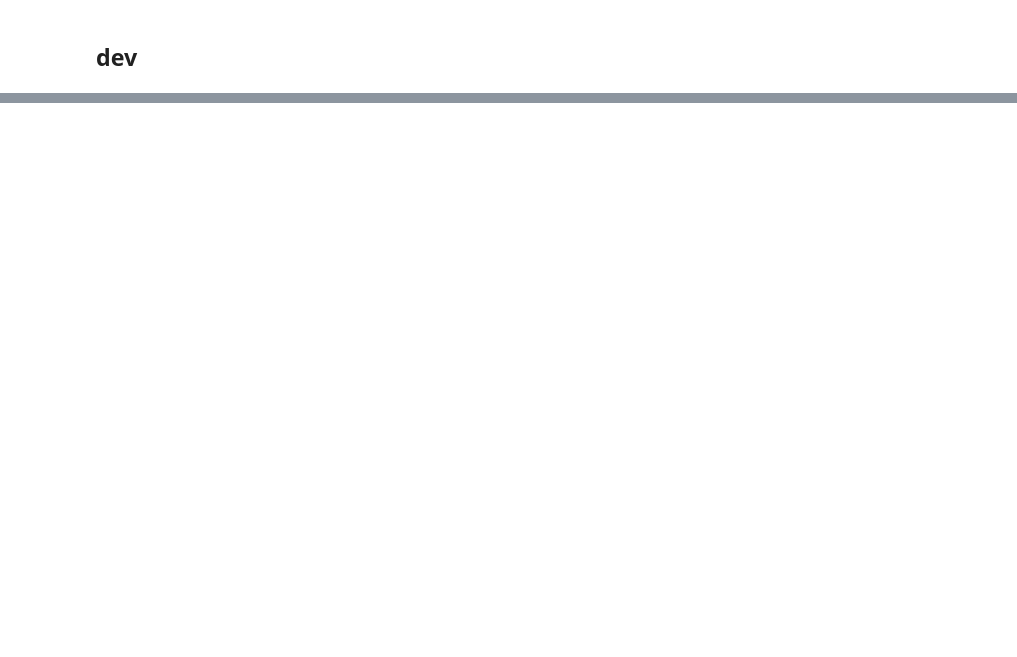
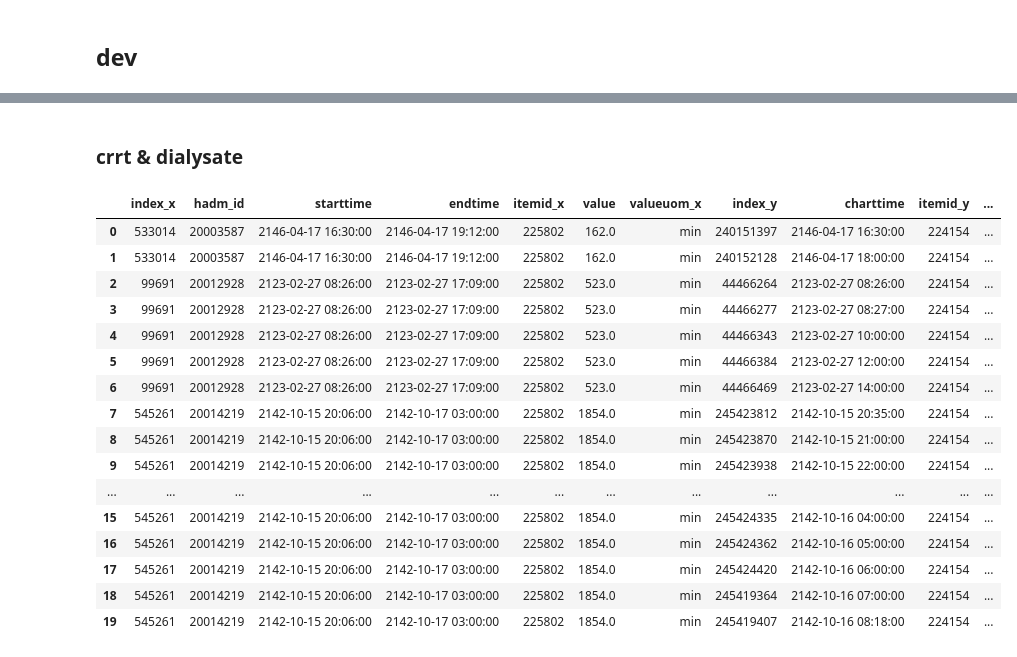
Before and after one commit to oldsandiaz/mimicclif, a Jupyter notebook: code/mimic-to-clif.ipynb, the cells around one changed output, grey strips where cells are left out. Drawn from its saved outputs; the diff is of its cells as text; code cells hidden in the pictures; blank space fills up the shorter version.

```diff
--- a/code/mimic-to-clif.ipynb
+++ b/code/mimic-to-clif.ipynb
@@ -1333,0 +1353,7 @@ item_id_to_label(227523)
+# %%
+crrt_events = item_id_to_events_df(225802)
+crrt_events["starttime"] = pd.to_datetime(crrt_events["starttime"])
+crrt_events["endtime"] = pd.to_datetime(crrt_events["endtime"])
+
+crrt_events = crrt_events.sort_values(["hadm_id", "starttime"]).reset_index()
+crrt_events
@@ -1410,4 +1498,0 @@ item label: Dialysate Fluid; value instances: {}
-# %%
-crrt_events = item_id_to_events_df(225802)
-crrt_events.sort_values("stay_id", inplace=True)
-crrt_events
@@ -1433,3 +1498,0 @@ See the caveats in the documentation: https://pandas.pydata.org/pandas-docs/stab
-# %%
-dr_events = item_id_to_events_df(224154).sort_values("stay_id")
-dr_events
@@ -1523,0 +1571,28 @@ searching for the linksto of item 227536
+# %% [markdown]
+### crrt & dialysate
+# %%
+# joining the full sample
+crrt_dr_matched = pd.merge(
+    crrt_events[['index', 'hadm_id', 'starttime', 'endtime', 'itemid', 'value', 'valueuom']],
+    dr_events[['index', 'hadm_id', 'charttime', 'itemid', 'valuenum', 'valueuom']],
+    on = "hadm_id", indicator = True
+    )
+crrt_dr_matched.head(20)
+# %% [output]
+|  | index_x | hadm_id | starttime | endtime | itemid_x | value | valueuom_x | index_y | charttime | itemid_y | ... |
+| 0 | 533014 | 20003587 | 2146-04-17 16:30:00 | 2146-04-17 19:12:00 | 225802 | 162.0 | min | 240151397 | 2146-04-17 16:30:00 | 224154 | ... |
+| 1 | 533014 | 20003587 | 2146-04-17 16:30:00 | 2146-04-17 19:12:00 | 225802 | 162.0 | min | 240152128 | 2146-04-17 18:00:00 | 224154 | ... |
+| 2 | 99691 | 20012928 | 2123-02-27 08:26:00 | 2123-02-27 17:09:00 | 225802 | 523.0 | min | 44466264 | 2123-02-27 08:26:00 | 224154 | ... |
+| 3 | 99691 | 20012928 | 2123-02-27 08:26:00 | 2123-02-27 17:09:00 | 225802 | 523.0 | min | 44466277 | 2123-02-27 08:27:00 | 224154 | ... |
+| 4 | 99691 | 20012928 | 2123-02-27 08:26:00 | 2123-02-27 17:09:00 | 225802 | 523.0 | min | 44466343 | 2123-02-27 10:00:00 | 224154 | ... |
+| 5 | 99691 | 20012928 | 2123-02-27 08:26:00 | 2123-02-27 17:09:00 | 225802 | 523.0 | min | 44466384 | 2123-02-27 12:00:00 | 224154 | ... |
+| 6 | 99691 | 20012928 | 2123-02-27 08:26:00 | 2123-02-27 17:09:00 | 225802 | 523.0 | min | 44466469 | 2123-02-27 14:00:00 | 224154 | ... |
+| 7 | 545261 | 20014219 | 2142-10-15 20:06:00 | 2142-10-17 03:00:00 | 225802 | 1854.0 | min | 245423812 | 2142-10-15 20:35:00 | 224154 | ... |
+| 8 | 545261 | 20014219 | 2142-10-15 20:06:00 | 2142-10-17 03:00:00 | 225802 | 1854.0 | min | 245423870 | 2142-10-15 21:00:00 | 224154 | ... |
+| 9 | 545261 | 20014219 | 2142-10-15 20:06:00 | 2142-10-17 03:00:00 | 225802 | 1854.0 | min | 245423938 | 2142-10-15 22:00:00 | 224154 | ... |
+| ... | ... | ... | ... | ... | ... | ... | ... | ... | ... | ... | ... |
+| 15 | 545261 | 20014219 | 2142-10-15 20:06:00 | 2142-10-17 03:00:00 | 225802 | 1854.0 | min | 245424335 | 2142-10-16 04:00:00 | 224154 | ... |
+| 16 | 545261 | 20014219 | 2142-10-15 20:06:00 | 2142-10-17 03:00:00 | 225802 | 1854.0 | min | 245424362 | 2142-10-16 05:00:00 | 224154 | ... |
+| 17 | 545261 | 20014219 | 2142-10-15 20:06:00 | 2142-10-17 03:00:00 | 225802 | 1854.0 | min | 245424420 | 2142-10-16 06:00:00 | 224154 | ... |
+| 18 | 545261 | 20014219 | 2142-10-15 20:06:00 | 2142-10-17 03:00:00 | 225802 | 1854.0 | min | 245419364 | 2142-10-16 07:00:00 | 224154 | ... |
+| 19 | 545261 | 20014219 | 2142-10-15 20:06:00 | 2142-10-17 03:00:00 | 225802 | 1854.0 | min | 245419407 | 2142-10-16 08:18:00 | 224154 | ... |
```
Also changed, not shown: parts of 38 cells of this notebook.
